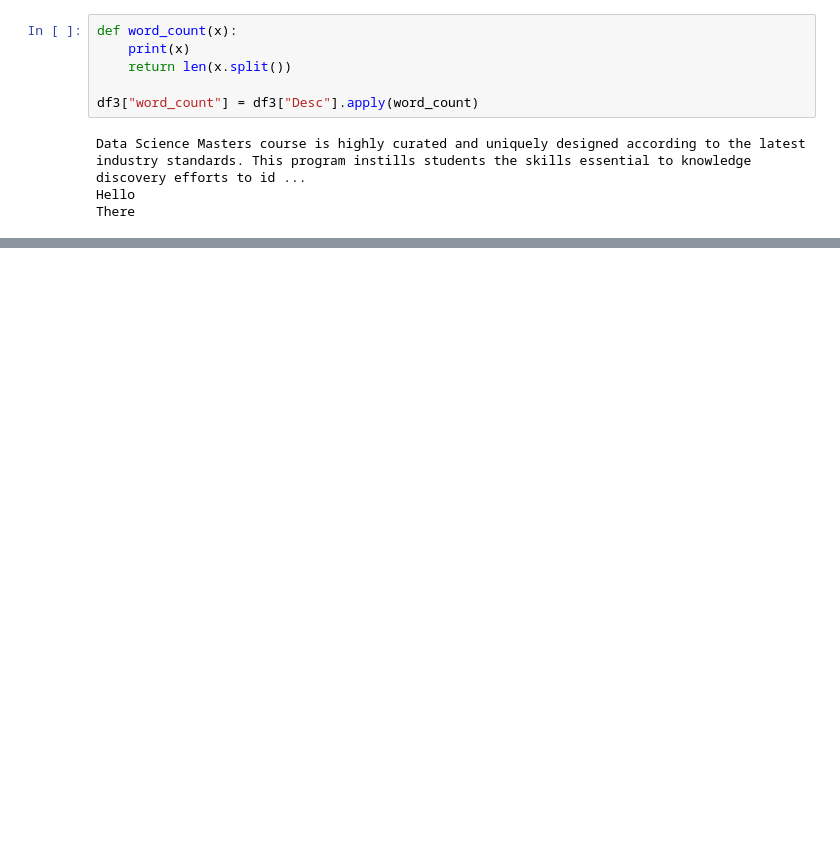
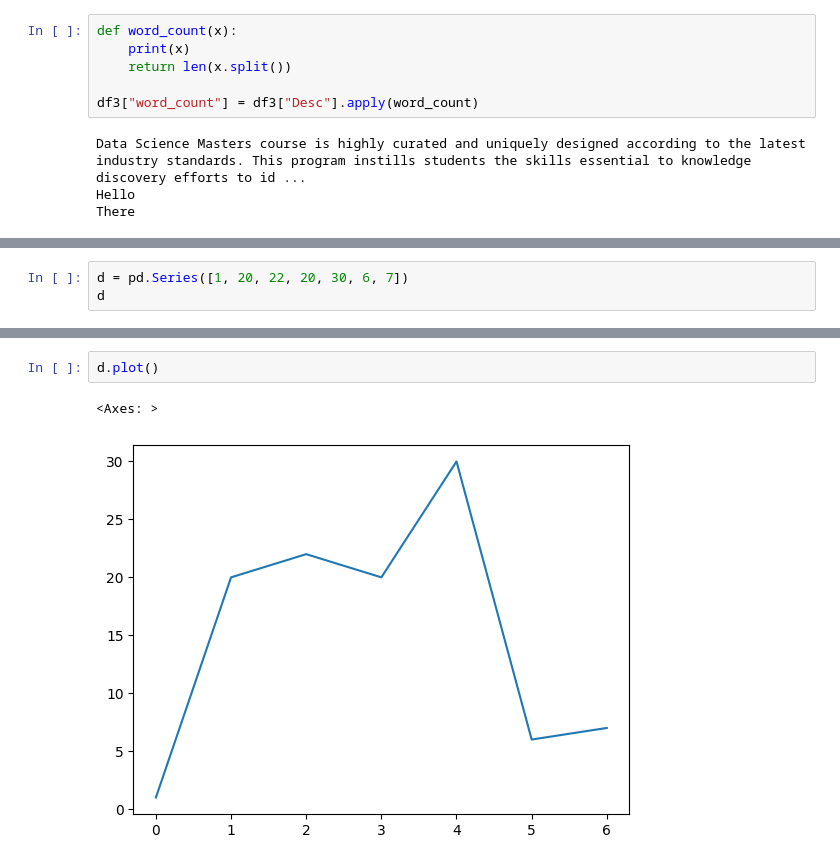
Before and after one commit to ShreyashSingh1/Python-DSM, a Jupyter notebook: Week8/Pandas 5.ipynb, the cells around one changed output, grey strips where cells are left out. Drawn from its saved outputs; the diff is of its cells as text; blank space fills up the shorter version.

Commit message:
Did Visualization with help of pandas

```diff
--- a/Week8/Pandas 5.ipynb
+++ b/Week8/Pandas 5.ipynb
@@ -296,0 +525,3 @@ df3
+# %%
+d = pd.Series([1, 20, 22, 20, 30, 6, 7])
+d
@@ -296,0 +537,5 @@ df3
+# %%
+d.plot()
+# %% [output]
+<Axes: >
+[figure, added]
```
Also changed, not shown: parts of 46 cells of this notebook.
